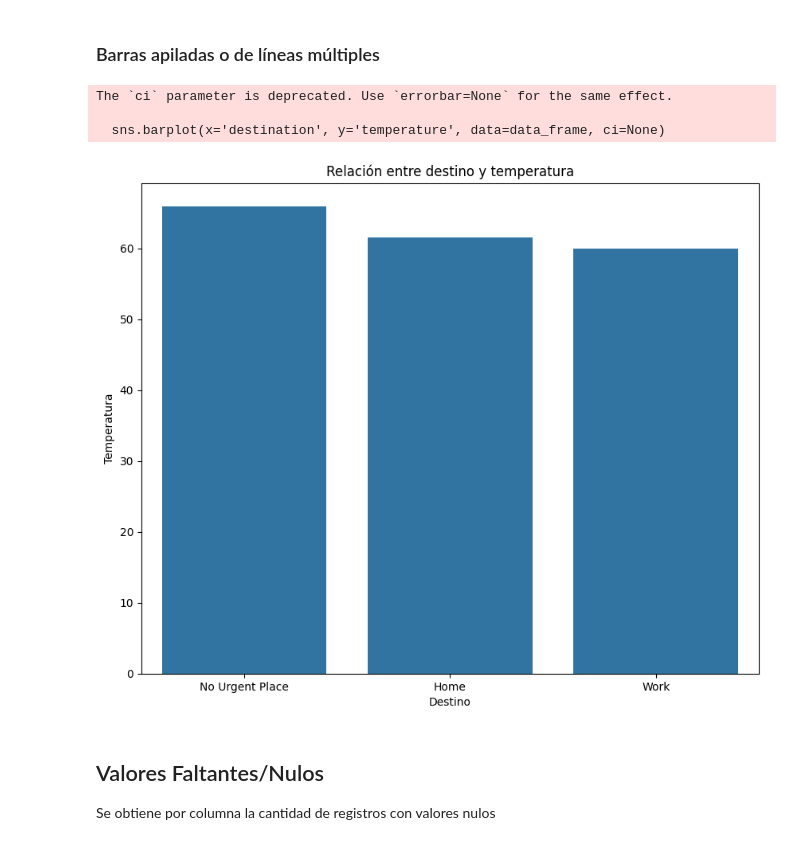
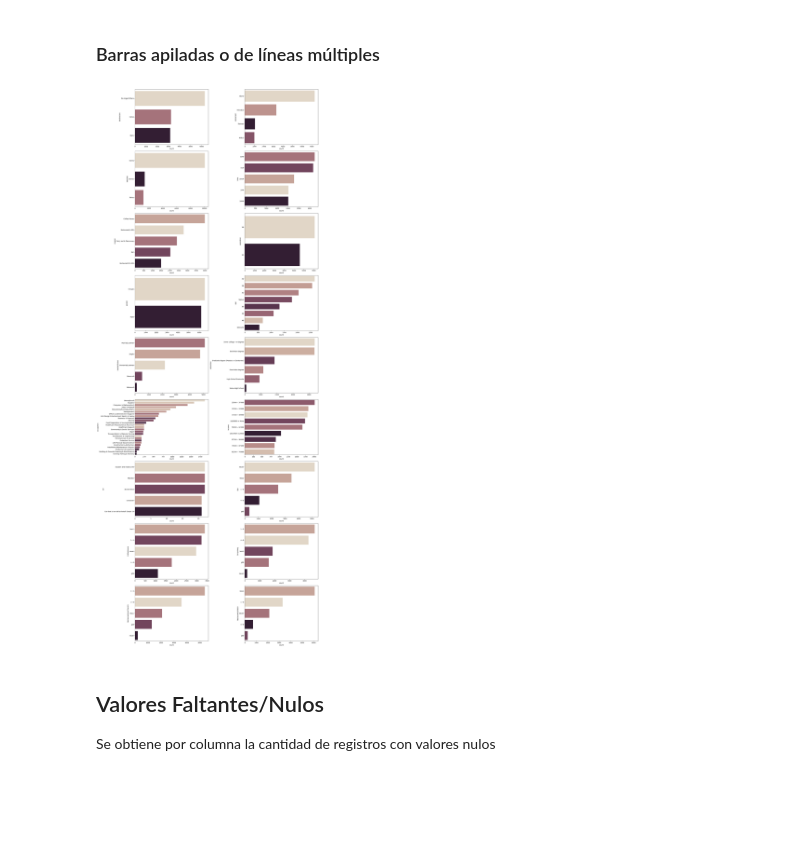
Before and after one commit to alexanderbeleno16/algoritmo_exposicion_parcial2, a Jupyter notebook: algoritmo_exposicion_parcial2.ipynb, the cells around one changed output. Drawn from its saved outputs; the diff is of its cells as text; code cells hidden in the pictures; blank space fills up the shorter version.

```diff
--- a/algoritmo_exposicion_parcial2.ipynb
+++ b/algoritmo_exposicion_parcial2.ipynb
@@ -286,20 +314,19 @@ plt.show()
 [figure]
 # %% [markdown]
 ### Barras apiladas o de líneas múltiples
-# %%
-# Graficar gráfico de barras apiladas o de líneas múltiples para una variable categórica y una numérica
-# Por ejemplo, la variable categórica 'destination' y la variable numérica 'temperature'
-plt.figure(figsize=(10, 8))
-sns.barplot(x='destination', y='temperature', data=data_frame, ci=None)
-plt.title('Relación entre destino y temperatura')
-plt.xlabel('Destino')
-plt.ylabel('Temperatura')
-plt.show()
-# %% [output]
-The `ci` parameter is deprecated. Use `errorbar=None` for the same effect.
-
-  sns.barplot(x='destination', y='temperature', data=data_frame, ci=None)
-[figure, removed]
+# %%
+# Graficar gráfico de barras apiladas o de líneas múltiples
+fig, axes = plt.subplots(9, 2, figsize=(20,50))
+axes = axes.flatten()
+
+for ax, col in zip(axes, data_frame.select_dtypes('object').columns):
+    sns.countplot(y=col, legend=False, hue=col, data=data_frame, ax=ax,
+                  palette="ch:.25", order=data_frame[col].value_counts().index);
+
+plt.tight_layout()
+plt.show()
+# %% [output]
+[figure, added]
 # %% [markdown]
 ## Valores Faltantes/Nulos
 Se obtiene por columna la cantidad de registros con valores nulos
```
Also changed, not shown: parts of 20 cells of this notebook.
